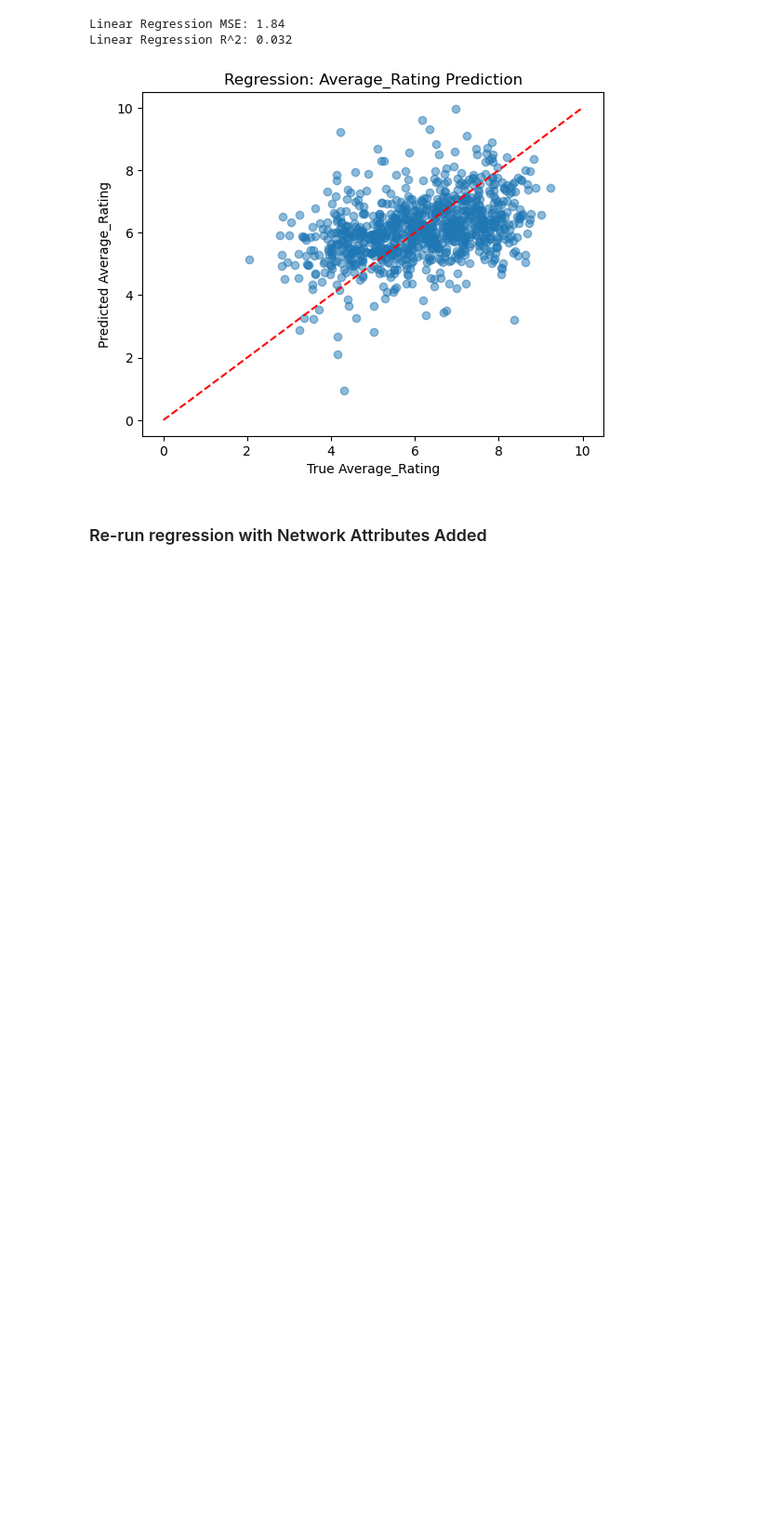
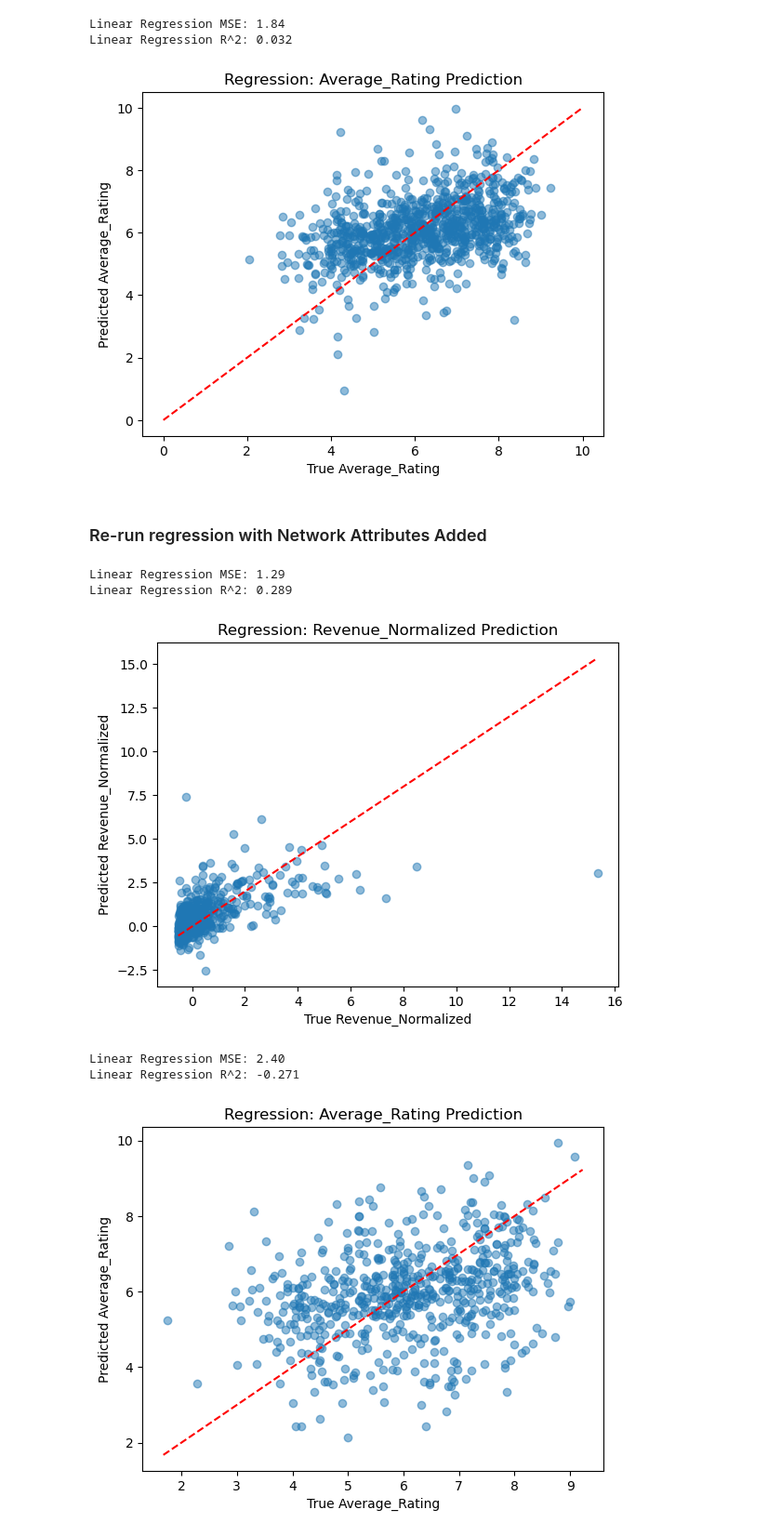
Before and after one commit to gentrylamb/dsan6400-final-project, a Jupyter notebook: code/regression.ipynb, the cells around one changed output. Shown at 93% size. Cells and saved outputs as stored; diff of their text form; code cells hidden in the pictures; blank space fills up the shorter version.

Commit message:
compute attributes and run regression with aggreagate centrality

```diff
--- a/code/regression.ipynb
+++ b/code/regression.ipynb
@@ -14,6 +14,16 @@ from sklearn.linear_model import LinearRegression
 from sklearn.preprocessing import StandardScaler
 import matplotlib.pyplot as plt
 
-# Load your dataset
-df = pd.read_csv("../data/processed/cleaned_movies_reg.csv")
+# Load dataset
+movies_df = pd.read_csv("../data/processed/cleaned_movies_reg.csv")
+
+# Define targets
+targets = ["Revenue_Normalized", "Average_Rating"]
+
+# define columns that are not pertinent to regression
+drop_cols = ['Title', 'IMDB_ID', 'Genre', 'Directors', 'Actors', 'Producers', 'Writers',
+             'Composers', 'Cinematographers', 'Production_Companies', 'num_actors']
+
+# drop those columns
+movies_df = movies_df.drop(columns=drop_cols)
 # %% [markdown]
@@ -78,7 +86,6 @@ def run_regression(df, X, target_col):
 # %%
 # Run regression for each target
-for target in targets:
-   run_regression(df_full, X, target)
+run_regression(movies_df, targets)
 # %% [output]
 Linear Regression MSE: 0.41
 Linear Regression R^2: 0.583
@@ -88,3 +95,19 @@ Linear Regression R^2: 0.032
 [figure]
 # %% [markdown]
 ### Re-run regression with Network Attributes Added
+# %%
+# Load dataset
+movies_centrality_df = pd.read_csv("../data/processed/movies_with_centrality.csv")
+# drop columns from above
+movies_centrality_df = movies_centrality_df.drop(columns=drop_cols)
+
+# run regression
+# Run regression for each target
+run_regression(movies_centrality_df, targets)
+# %% [output]
+Linear Regression MSE: 1.29
+Linear Regression R^2: 0.289
+[figure, added]
+Linear Regression MSE: 2.40
+Linear Regression R^2: -0.271
+[figure, added]
```
Also changed, not shown: parts of 2 cells of this notebook, 7 other files.
